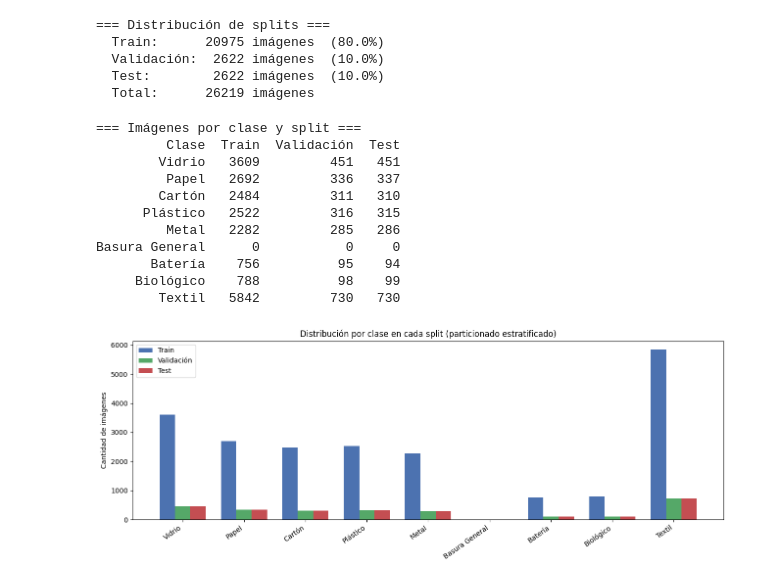
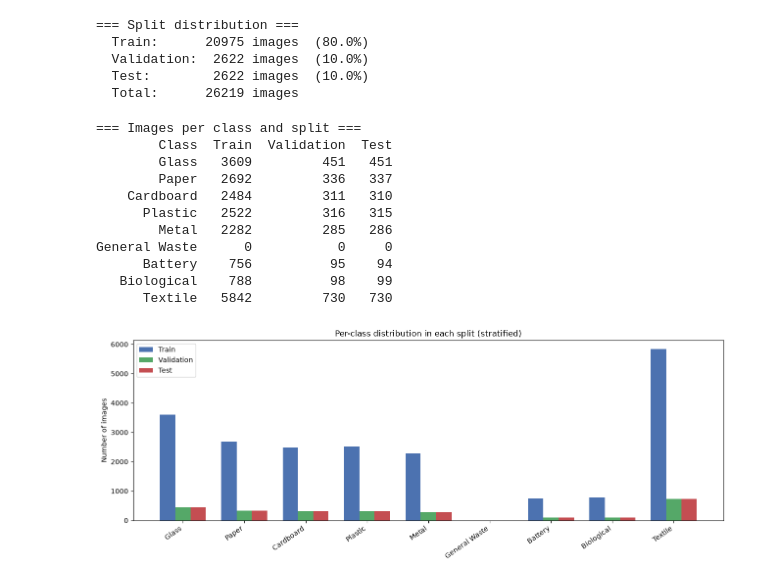
Before and after one commit to NachoBerridy/recyclenet, a Jupyter notebook: dev/01_dataset_preparation.ipynb, the cells around one changed output. Drawn from its saved outputs; the diff is of its cells as text; code cells hidden in the pictures.

```diff
--- a/dev/01_dataset_preparation.ipynb
+++ b/dev/01_dataset_preparation.ipynb
@@ -177,13 +181,13 @@ Clases objetivo: ['glass', 'paper', 'cardboard', 'plastic', 'metal', 'trash', 'b
 # %%
 class UnifiedGarbageDataset(Dataset):
     """
-    Dataset unificado que combina múltiples fuentes con mapeo de clases.
-    Devuelve imágenes PIL sin transformar para permitir flexibilidad
-    en exploración, segmentación y wrapping posterior con transforms.
+    Unified dataset that combines multiple sources with class mapping.
+    Returns untransformed PIL images to allow flexibility in
+    exploration, segmentation and later wrapping with transforms.
     """
 
     def __init__(self, datasets_config):
-        self.samples = []  # lista de (ruta_imagen, label_int)
+        self.samples = []  # list of (image_path, label_int)
         for ds_cfg in datasets_config:
             self._load_dataset(ds_cfg)
 
@@ -199,7 +203,7 @@ class UnifiedGarbageDataset(Dataset):
 
             target_class = mapping[class_name]
 
-            if target_class is None:  # clase explícitamente ignorada
+            if target_class is None:  # explicitly ignored class
                 continue
 
             target_label = TARGET_CLASSES[target_class]
@@ -220,5 +224,5 @@ class UnifiedGarbageDataset(Dataset):
 
 
 full_dataset = UnifiedGarbageDataset(DATASETS_CONFIG)
-print(f"✅ Dataset unificado: {len(full_dataset)} imágenes totales")
+print(f"✅ Unified dataset: {len(full_dataset)} total images")
 # %% [output]
@@ -367,7 +371,7 @@ Se fija `random_state=SEED` en ambas divisiones para reproducibilidad total.
 indexes = list(range(len(full_dataset)))
 labels  = [full_dataset[i][1] for i in indexes]
 
-# Primera división: train (80%) vs temp (20%)
+# First split: train (80%) vs temp (20%)
 train_idx, temp_idx = train_test_split(
     indexes,
     test_size=0.2,
@@ -375,7 +379,7 @@ train_idx, temp_idx = train_test_split(
     random_state=SEED
 )
 
-# Segunda división: val (10%) vs test (10%) — mitad del temp
+# Second split: val (10%) vs test (10%) — half of temp
 temp_labels = [labels[i] for i in temp_idx]
 val_idx, test_idx = train_test_split(
     temp_idx,
@@ -384,19 +388,19 @@ val_idx, test_idx = train_test_split(
     random_state=SEED
 )
 
-print("=== Distribución de splits ===")
-print(f"  Train:      {len(train_idx):>5} imágenes  ({len(train_idx)/len(indexes)*100:.1f}%)")
-print(f"  Validación: {len(val_idx):>5} imágenes  ({len(val_idx)/len(indexes)*100:.1f}%)")
-print(f"  Test:       {len(test_idx):>5} imágenes  ({len(test_idx)/len(indexes)*100:.1f}%)")
-print(f"  Total:      {len(indexes):>5} imágenes")
+print("=== Split distribution ===")
+print(f"  Train:      {len(train_idx):>5} images  ({len(train_idx)/len(indexes)*100:.1f}%)")
+print(f"  Validation: {len(val_idx):>5} images  ({len(val_idx)/len(indexes)*100:.1f}%)")
+print(f"  Test:       {len(test_idx):>5} images  ({len(test_idx)/len(indexes)*100:.1f}%)")
+print(f"  Total:      {len(indexes):>5} images")
 # %% [output]
-=== Distribución de splits ===
-  Train:      20975 imágenes  (80.0%)
-  Validación:  2622 imágenes  (10.0%)
-  Test:        2622 imágenes  (10.0%)
-  Total:      26219 imágenes
+=== Split distribution ===
+  Train:      20975 images  (80.0%)
+  Validation:  2622 images  (10.0%)
+  Test:        2622 images  (10.0%)
+  Total:      26219 images
 # %%
-# Distribución por clase en cada split
+# Per-class distribution in each split
 def count_by_class(idx_list, all_labels):
     counts = {i: 0 for i in range(len(TARGET_CLASSES))}
     for i in idx_list:
@@ -408,43 +412,43 @@ val_counts   = count_by_class(val_idx,   labels)
 test_counts  = count_by_class(test_idx,  labels)
 
 df_splits = pd.DataFrame({
-    "Clase":      [IDX_TO_CLASS[i] for i in range(len(TARGET_CLASSES))],
+    "Class":      [IDX_TO_CLASS[i] for i in range(len(TARGET_CLASSES))],
     "Train":      [train_counts[i] for i in range(len(TARGET_CLASSES))],
-    "Validación": [val_counts[i]   for i in range(len(TARGET_CLASSES))],
+    "Validation": [val_counts[i]   for i in range(len(TARGET_CLASSES))],
     "Test":       [test_counts[i]  for i in range(len(TARGET_CLASSES))]
 })
 
-print("=== Imágenes por clase y split ===")
+print("=== Images per class and split ===")
 print(df_splits.to_string(index=False))
 # %% [output]
-=== Imágenes por clase y split ===
-         Clase  Train  Validación  Test
-        Vidrio   3609         451   451
-         Papel   2692         336   337
-        Cartón   2484         311   310
-      Plástico   2522         316   315
-         Metal   2282         285   286
-Basura General      0           0     0
-       Batería    756          95    94
-     Biológico    788          98    99
-        Textil   5842         730   730
+=== Images per class and split ===
+        Class  Train  Validation  Test
+        Glass   3609         451   451
+        Paper   2692         336   337
+    Cardboard   2484         311   310
+      Plastic   2522         316   315
+        Metal   2282         285   286
+General Waste      0           0     0
+      Battery    756          95    94
+   Biological    788          98    99
+      Textile   5842         730   730
 # %%
-# Visualización de la estratificación
+# Visualization of the stratification
 x         = np.arange(len(TARGET_CLASSES))
 width     = 0.25
 class_labels = [IDX_TO_CLASS[i] for i in range(len(TARGET_CLASSES))]
 
 fig, ax = plt.subplots(figsize=(13, 5))
 ax.bar(x - width, df_splits["Train"],      width, label="Train",      color="#4C72B0")
-ax.bar(x,         df_splits["Validación"], width, label="Validación", color="#55A868")
+ax.bar(x,         df_splits["Validation"], width, label="Validation", color="#55A868")
 ax.bar(x + width, df_splits["Test"],       width, label="Test",       color="#C44E52")
 
 ax.set_xticks(x)
 ax.set_xticklabels(class_labels, rotation=35, ha="right")
-ax.set_ylabel("Cantidad de imágenes")
-ax.set_title("Distribución por clase en cada split (particionado estratificado)")
+ax.set_ylabel("Number of images")
+ax.set_title("Per-class distribution in each split (stratified)")
 ax.legend()
 plt.tight_layout()
 plt.show()
 # %% [output]
-[figure, old version]
+[figure, new version]
```
Also changed, not shown: parts of 39 cells of this notebook, 12 other files.
